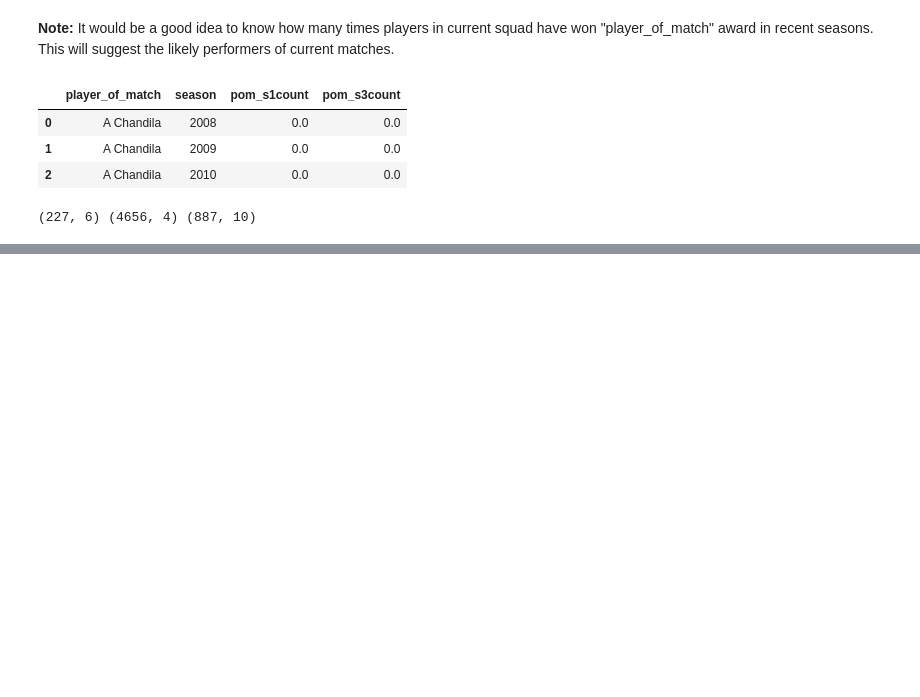
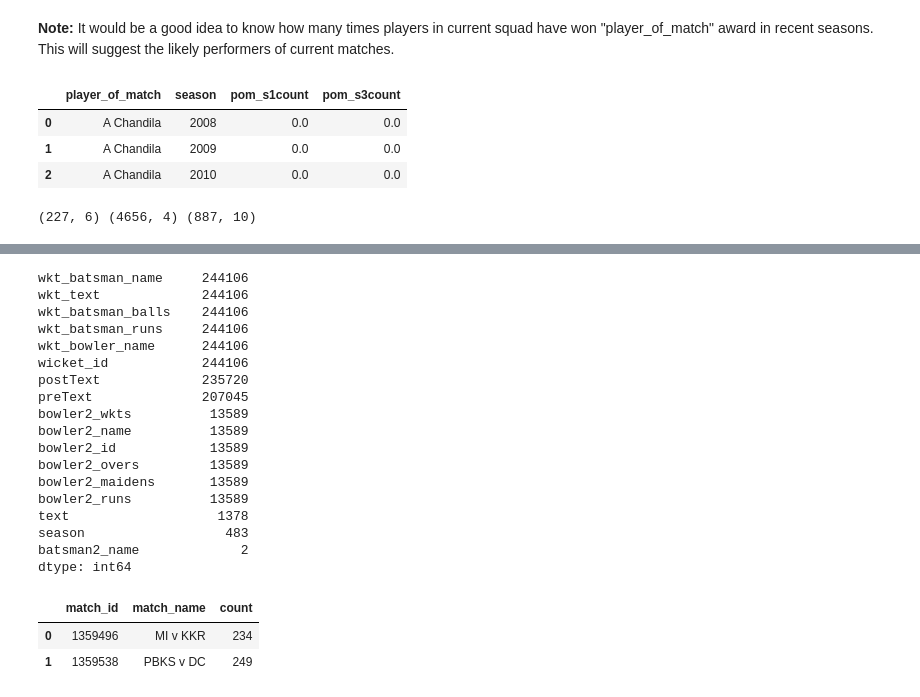
Before and after one commit to quickSilverShanks/IPL-CricPred, a Jupyter notebook: notebooks/Data Preprocessing.ipynb, the cells around one changed output, grey strips where cells are left out. Saved outputs shown, nothing was run; the diff lists cells and outputs as text; code cells hidden in the pictures; blank space fills up the shorter version.

```diff
--- a/notebooks/Data Preprocessing.ipynb
+++ b/notebooks/Data Preprocessing.ipynb
@@ -228,0 +250,25 @@ def pom_newmatch(season, team1, team2, data_squad, data_pom):
+# %%
+print(detailed_byb.isna().sum().sort_values(ascending=False)[detailed_byb.isna().sum() != 0])
+detailed_byb[detailed_byb['season'].isna()].groupby(['match_id', 'match_name'])['comment_id'].count().reset_index().rename(columns={'comment_id':'count'})
+# %% [output]
+wkt_batsman_name     244106
+wkt_text             244106
+wkt_batsman_balls    244106
+wkt_batsman_runs     244106
+wkt_bowler_name      244106
+wicket_id            244106
+postText             235720
+preText              207045
+bowler2_wkts          13589
+bowler2_name          13589
+bowler2_id            13589
+bowler2_overs         13589
+bowler2_maidens       13589
+bowler2_runs          13589
+text                   1378
+season                  483
+batsman2_name             2
+dtype: int64
+|  | match_id | match_name | count |
+| 0 | 1359496 | MI v KKR | 234 |
+| 1 | 1359538 | PBKS v DC | 249 |
```
Also changed, not shown: parts of 14 cells of this notebook, 6 other files.
